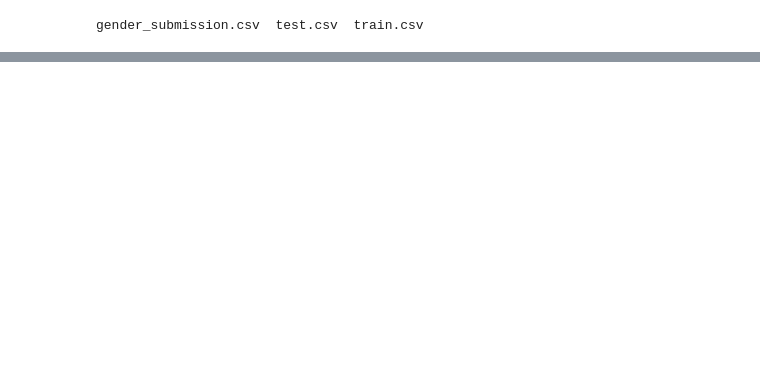
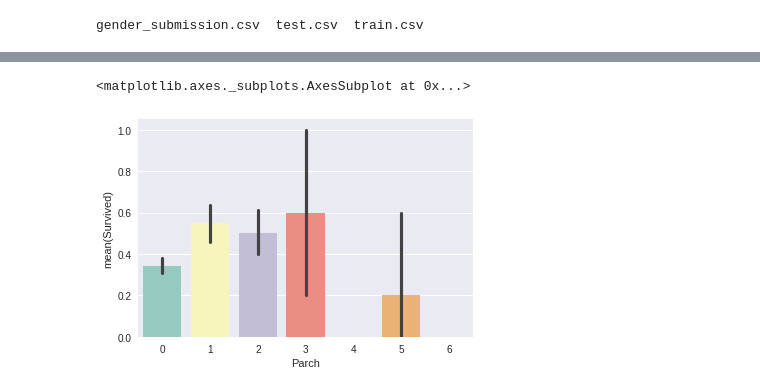
Before and after one commit to frankguo77/Kaggle, a Jupyter notebook: Titanic.ipynb, the cells around one changed output, grey strips where cells are left out. Saved outputs shown, nothing was run; the diff lists cells and outputs as text; code cells hidden in the pictures; blank space fills up the shorter version.

```diff
--- a/Titanic.ipynb
+++ b/Titanic.ipynb
@@ -32,0 +56,5 @@ test_df.head()
+# %%
+sns.barplot(x="Parch", y="Survived", data=train_df, palette='Set3')
+# %% [output]
+<matplotlib.axes._subplots.AxesSubplot at 0x...>
+[figure, added]
```
Also changed, not shown: parts of 34 cells of this notebook.
